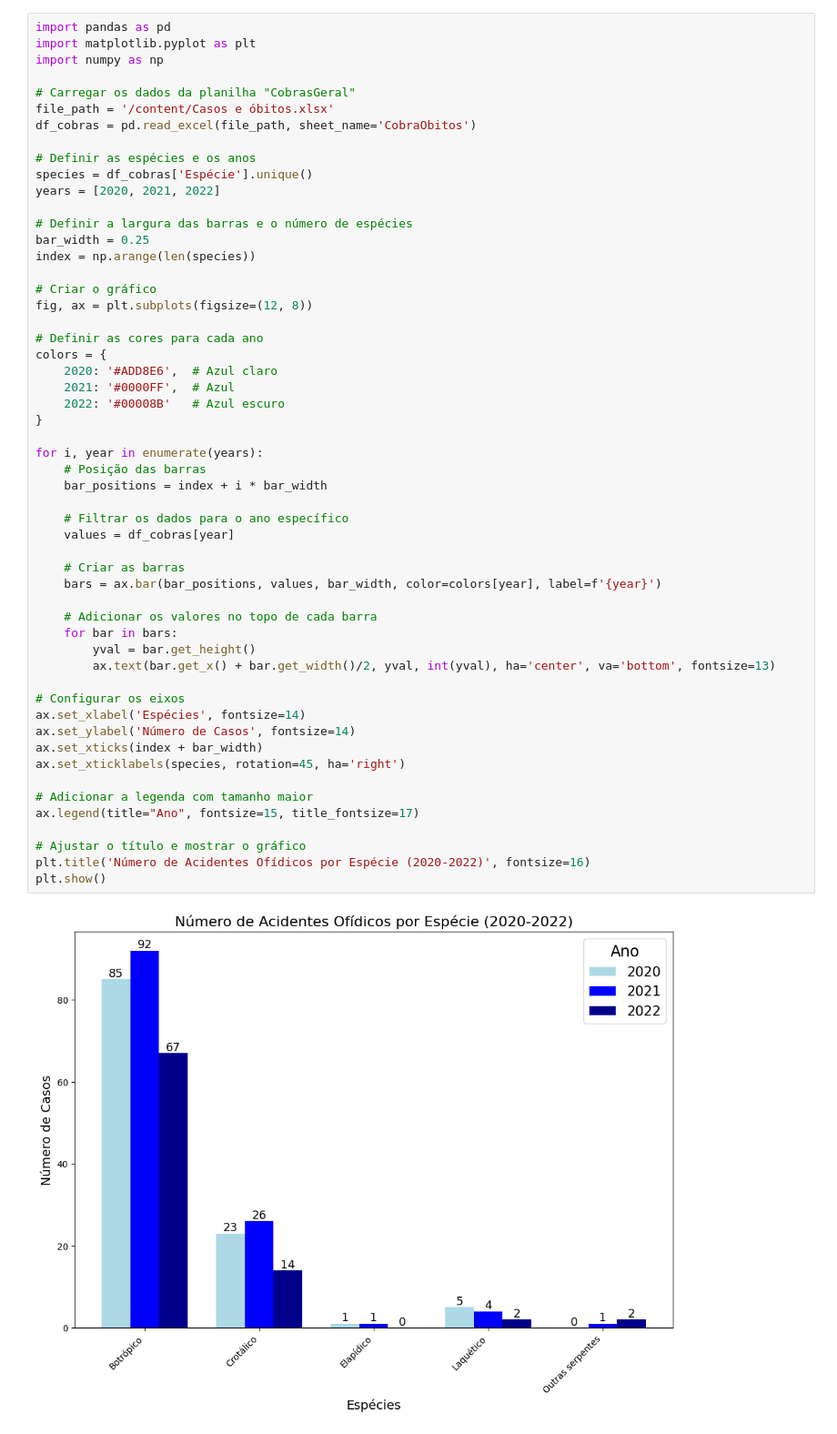
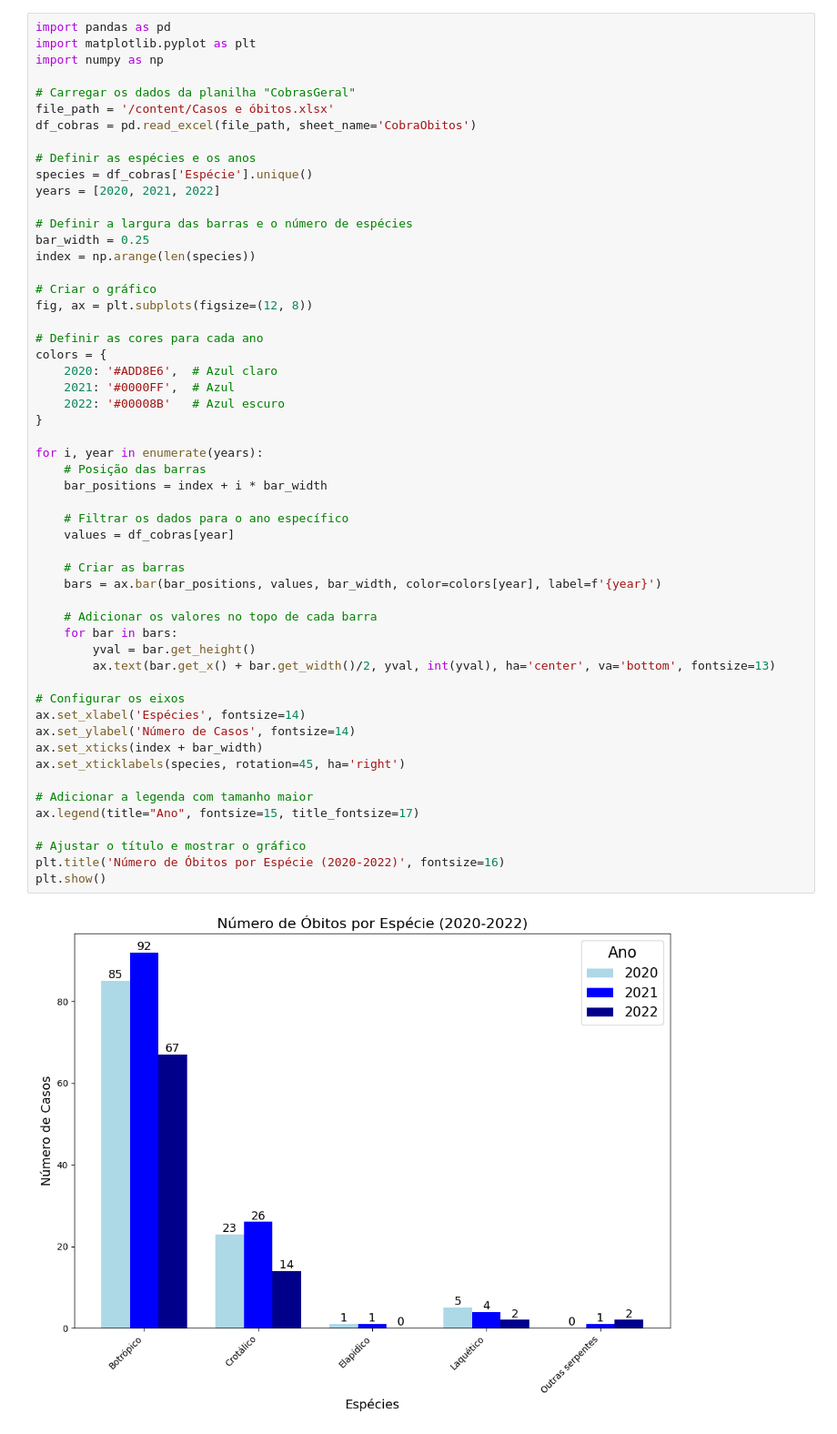
Before and after one commit to VitorTakiuti/Bar-columns-based-on-ofidic-acidents-, a Jupyter notebook: BarColumns_OfidicAccidents.ipynb, the cells around one changed output. Shown: that part at 91% size. Saved outputs shown, nothing was run; the diff lists cells and outputs as text.

```diff
--- a/BarColumns_OfidicAccidents.ipynb
+++ b/BarColumns_OfidicAccidents.ipynb
@@ -83,32 +83,32 @@ colors = {
     2022: '#00008B'   # Azul escuro
 }
 
 for i, year in enumerate(years):
     # Posição das barras
     bar_positions = index + i * bar_width
 
     # Filtrar os dados para o ano específico
     values = df_cobras[year]
 
     # Criar as barras
     bars = ax.bar(bar_positions, values, bar_width, color=colors[year], label=f'{year}')
 
     # Adicionar os valores no topo de cada barra
     for bar in bars:
         yval = bar.get_height()
         ax.text(bar.get_x() + bar.get_width()/2, yval, int(yval), ha='center', va='bottom', fontsize=13)
 
 # Configurar os eixos
 ax.set_xlabel('Espécies', fontsize=14)
 ax.set_ylabel('Número de Casos', fontsize=14)
 ax.set_xticks(index + bar_width)
 ax.set_xticklabels(species, rotation=45, ha='right')
 
 # Adicionar a legenda com tamanho maior
 ax.legend(title="Ano", fontsize=15, title_fontsize=17)
 
 # Ajustar o título e mostrar o gráfico
-plt.title('Número de Acidentes Ofídicos por Espécie (2020-2022)', fontsize=16)
+plt.title('Número de Óbitos por Espécie (2020-2022)', fontsize=16)
 plt.show()
 # %% [output]
-[figure, old version]
+[figure, new version]
```
